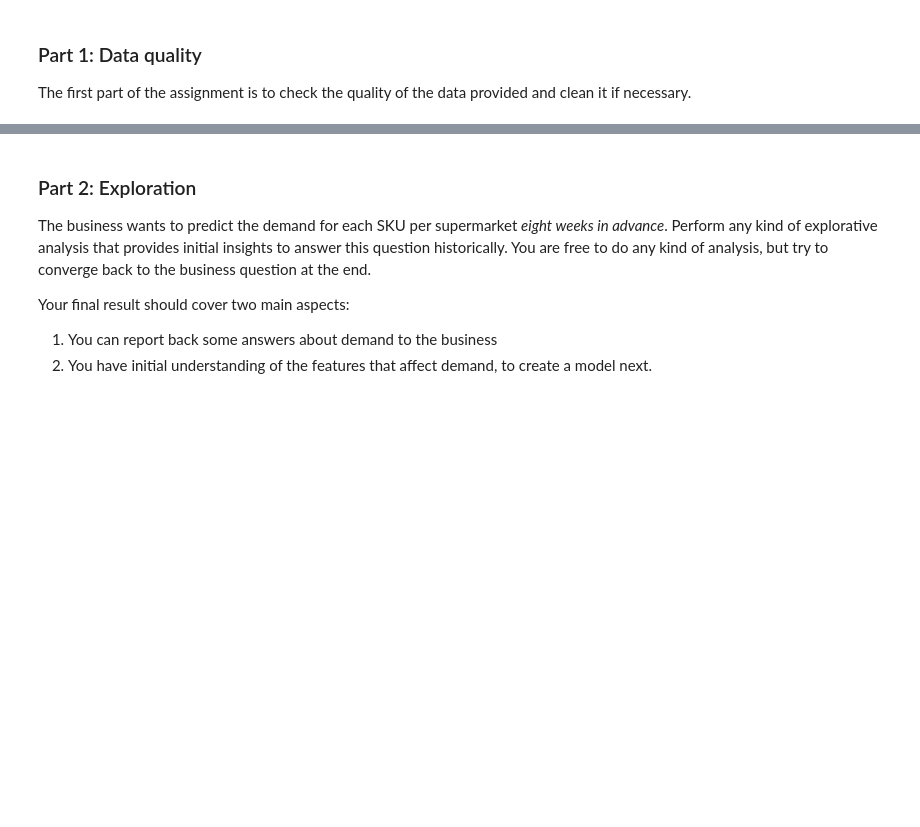
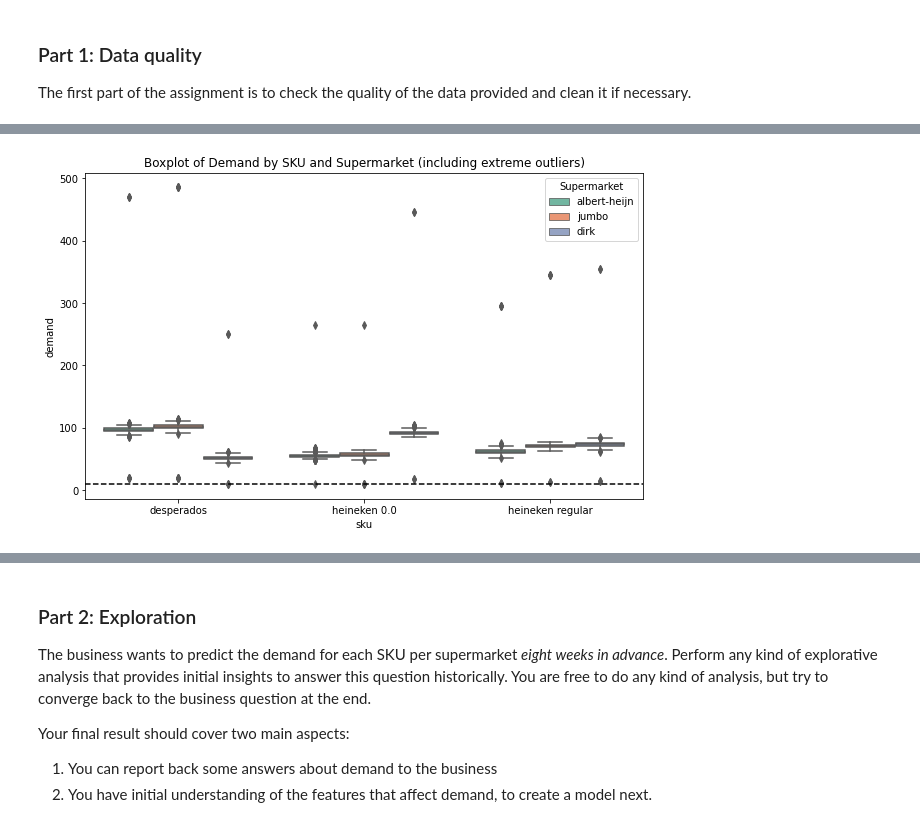
Before and after one commit to rafalhernik98/heineken-repository, a Jupyter notebook: EDA_exercise.ipynb, the cells around one changed output, grey strips where cells are left out. Saved outputs shown, nothing was run; the diff lists cells and outputs as text; code cells hidden in the pictures; blank space fills up the shorter version.

```diff
--- a/EDA_exercise.ipynb
+++ b/EDA_exercise.ipynb
@@ -65,0 +366,9 @@ The first part of the assignment is to check the quality of the data provided an
+# %%
+plt.figure(figsize=(10, 6))
+sns.boxplot(x='sku', y='demand', hue='supermarket', data=df, palette='Set2')
+plt.title('Boxplot of Demand by SKU and Supermarket (including extreme outliers)')
+plt.axhline(y=10, color='black', linestyle='--')
+plt.legend(title='Supermarket')
+plt.show()
+# %% [output]
+[figure, added]
```
Also changed, not shown: parts of 30 cells of this notebook.
